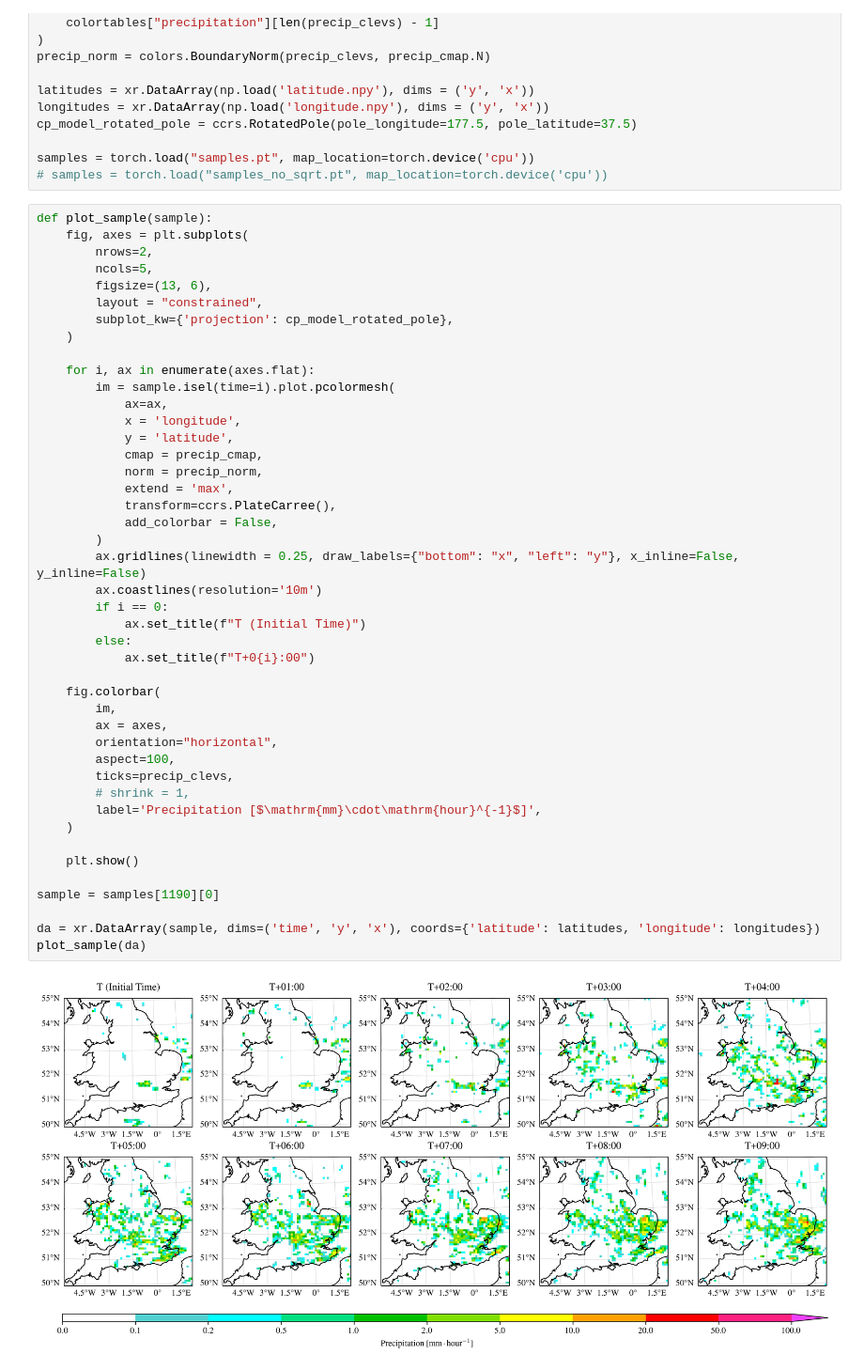
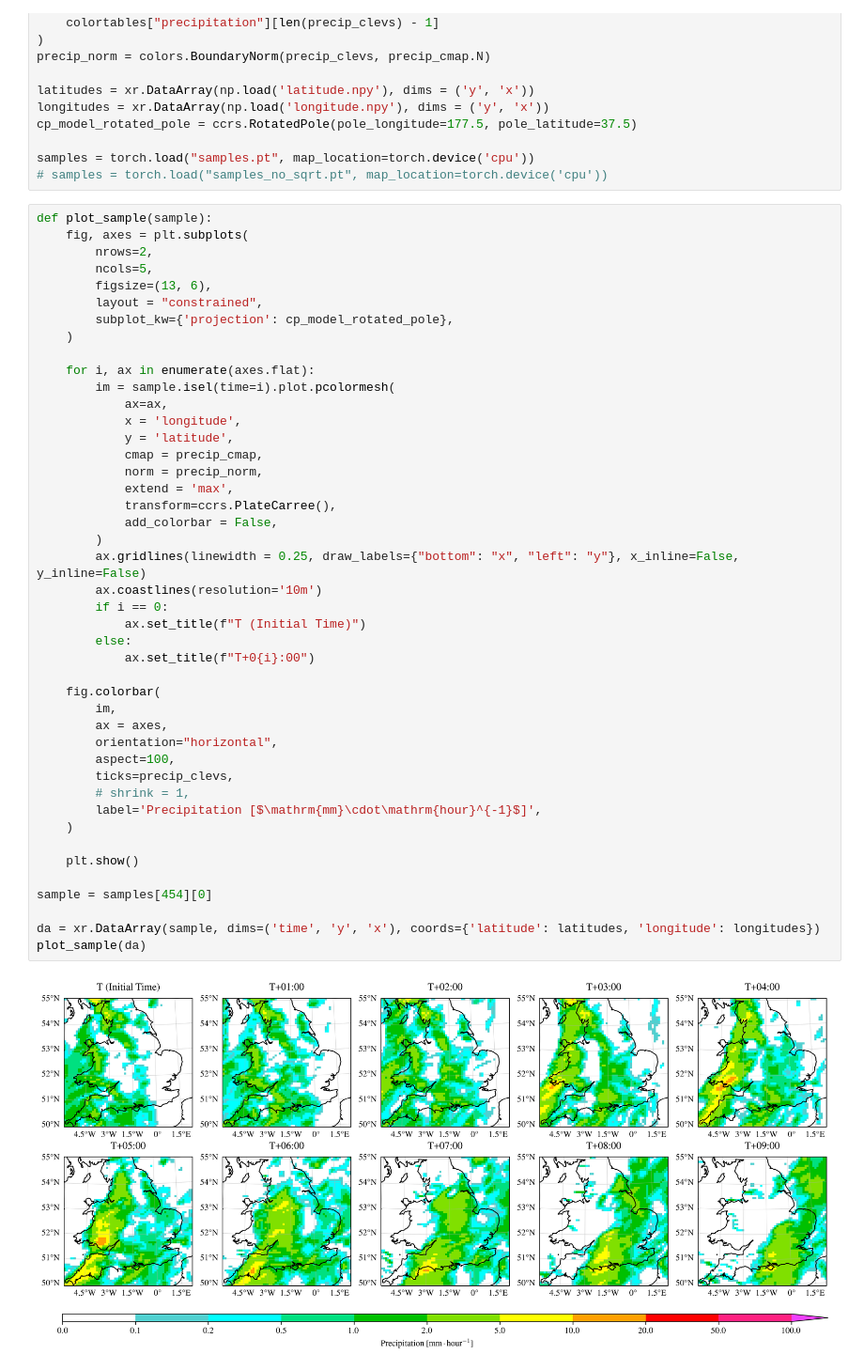
Before and after one commit to henryaddison/video-diffusion-climate, a Jupyter notebook: notebooks/geo.ipynb, the cells around one changed output. Shown at 94% size. Cells and saved outputs as stored; diff of their text form.

```diff
--- a/notebooks/geo.ipynb
+++ b/notebooks/geo.ipynb
@@ -44,35 +44,35 @@ def plot_sample(sample):
             y = 'latitude',
             cmap = precip_cmap,
             norm = precip_norm,
             extend = 'max',
             transform=ccrs.PlateCarree(),
             add_colorbar = False,
         )
         ax.gridlines(linewidth = 0.25, draw_labels={"bottom": "x", "left": "y"}, x_inline=False, y_inline=False)
         ax.coastlines(resolution='10m')
         if i == 0:
             ax.set_title(f"T (Initial Time)")
         else:
             ax.set_title(f"T+0{i}:00")
 
     fig.colorbar(
         im,
         ax = axes,
         orientation="horizontal",
         aspect=100,
         ticks=precip_clevs,
         # shrink = 1,
         label='Precipitation [$\mathrm{mm}\cdot\mathrm{hour}^{-1}$]',
     )
 
     plt.show()
 
-sample = samples[1190][0]
+sample = samples[454][0]
 
 da = xr.DataArray(sample, dims=('time', 'y', 'x'), coords={'latitude': latitudes, 'longitude': longitudes})
 plot_sample(da)
 # %% [output]
-[figure, old version]
+[figure, new version]
 # %%
 # 10 frames with the highest max and mean values
 
```
Also changed, not shown: parts of 1 cell of this notebook, 7 other files.
